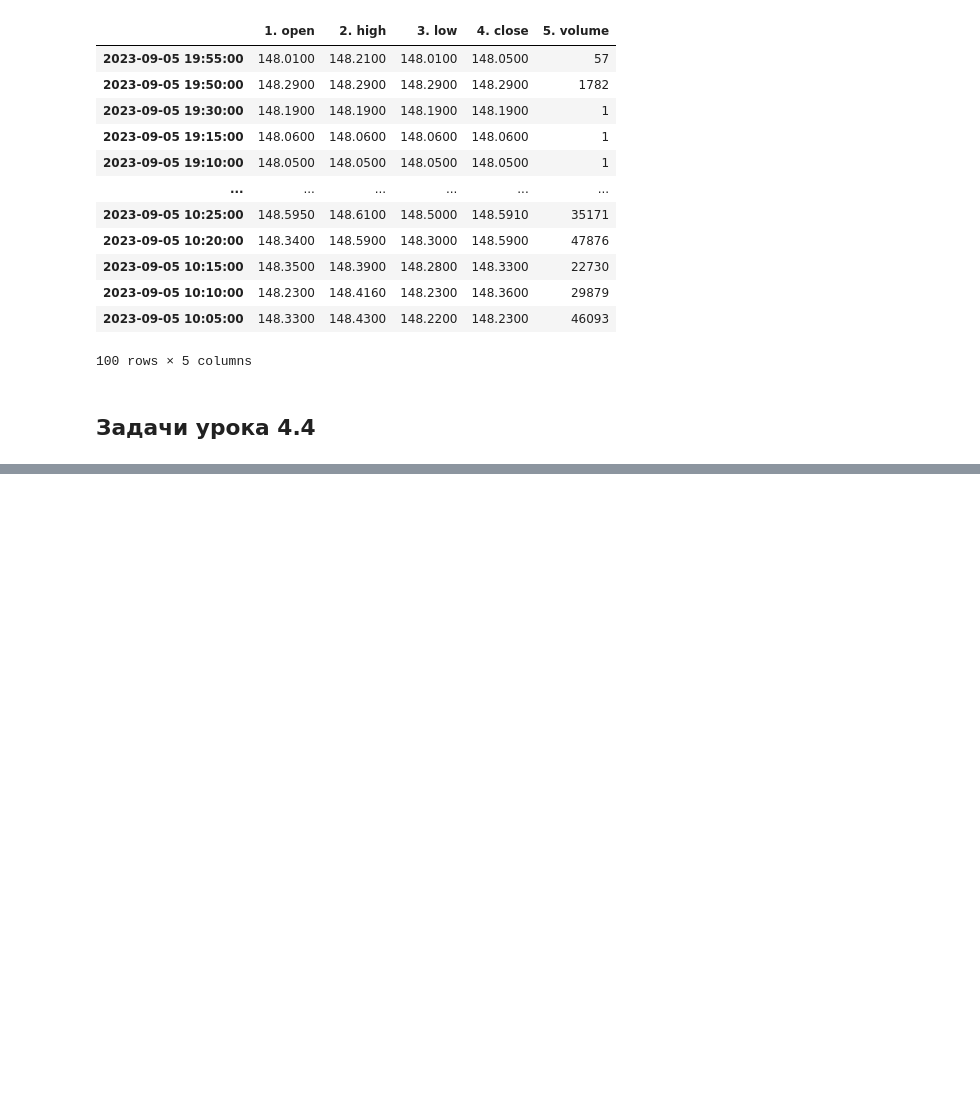
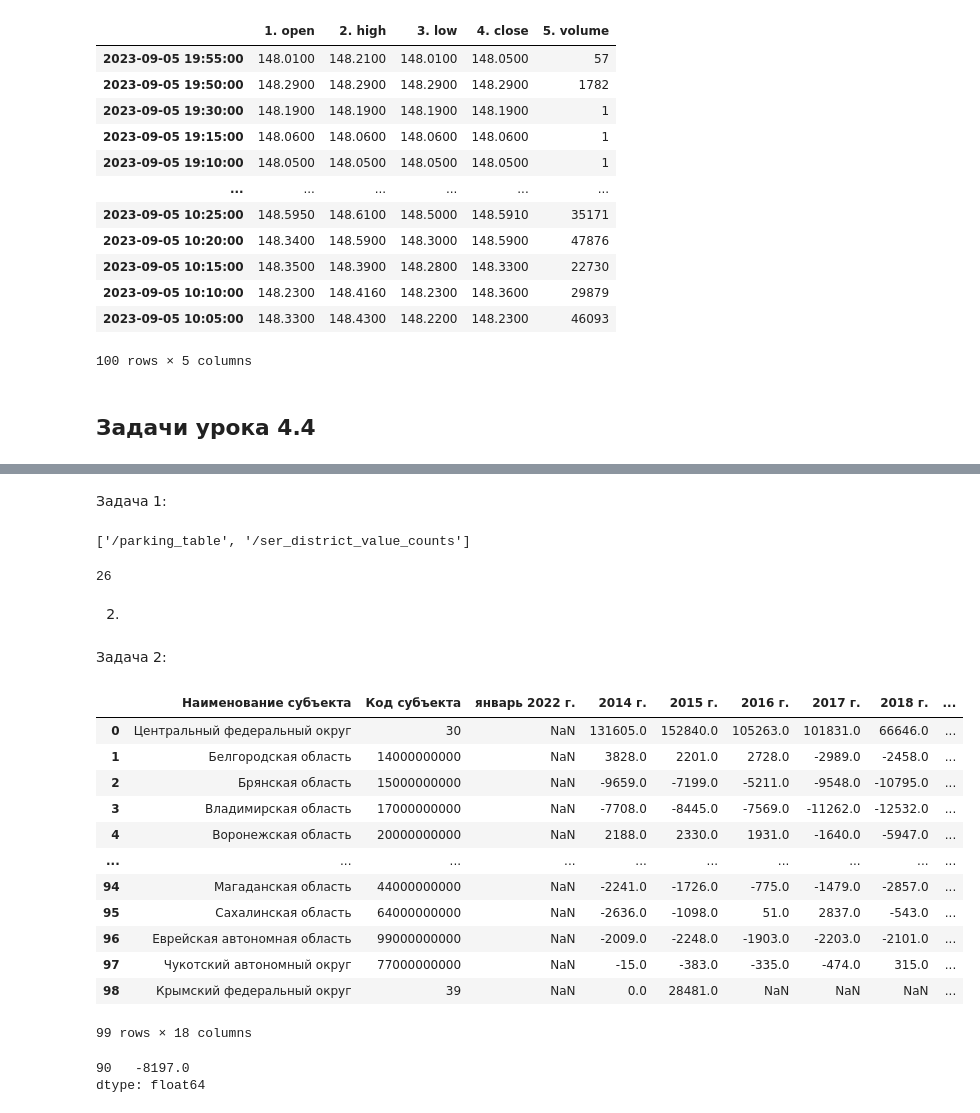
Before and after one commit to VadzimRudzman/pandas_fundamentals, a Jupyter notebook: Основы Pandas.ipynb, the cells around one changed output, grey strips where cells are left out. Drawn from its saved outputs; the diff is of its cells as text; code cells hidden in the pictures; blank space fills up the shorter version.

```diff
--- a/Основы Pandas.ipynb
+++ b/Основы Pandas.ipynb
@@ -2028,0 +2031,45 @@ data.to_json(r'C:\Users\Vadim\Downloads\new_data.json')
+# %% [markdown]
+Задача 1:
+# %%
+import pandas as pd
+
+with pd.HDFStore(r'C:\Users\Vadim\Downloads\data_store2.h5') as data:
+    print(data.keys())
+# %% [output]
+['/parking_table', '/ser_district_value_counts']
+# %%
+data = pd.read_hdf(r'C:\Users\Vadim\Downloads\data_store2.h5', key='/parking_table')
+data[data['District'].isin(['район Тропарёво-Никулино'])].Capacity.sum()
+# %% [output]
+26
+# %% [markdown]
+2.
+# %% [markdown]
+Задача 2:
+# %%
+import pandas as pd
+
+data = pd.read_html(r'C:\Users\Vadim\Downloads\23110000100100200001_Общий_прирост_постоянного_населения.html',
+                    skiprows=[1, 3, 4], header=1)
+df = data[0].rename(columns={'Unnamed: 0': 'Наименование субъекта', 'Unnamed: 1': 'Код субъекта'})
+
+df
+# %% [output]
+|  | Наименование субъекта | Код субъекта | январь 2022 г. | 2014 г. | 2015 г. | 2016 г. | 2017 г. | 2018 г. | ... |
+| 0 | Центральный федеральный округ | 30 | NaN | 131605.0 | 152840.0 | 105263.0 | 101831.0 | 66646.0 | ... |
+| 1 | Белгородская область | 14000000000 | NaN | 3828.0 | 2201.0 | 2728.0 | -2989.0 | -2458.0 | ... |
+| 2 | Брянская область | 15000000000 | NaN | -9659.0 | -7199.0 | -5211.0 | -9548.0 | -10795.0 | ... |
+| 3 | Владимирская область | 17000000000 | NaN | -7708.0 | -8445.0 | -7569.0 | -11262.0 | -12532.0 | ... |
+| 4 | Воронежская область | 20000000000 | NaN | 2188.0 | 2330.0 | 1931.0 | -1640.0 | -5947.0 | ... |
+| ... | ... | ... | ... | ... | ... | ... | ... | ... | ... |
+| 94 | Магаданская область | 44000000000 | NaN | -2241.0 | -1726.0 | -775.0 | -1479.0 | -2857.0 | ... |
+| 95 | Сахалинская область | 64000000000 | NaN | -2636.0 | -1098.0 | 51.0 | 2837.0 | -543.0 | ... |
+| 96 | Еврейская автономная область | 99000000000 | NaN | -2009.0 | -2248.0 | -1903.0 | -2203.0 | -2101.0 | ... |
+| 97 | Чукотский автономный округ | 77000000000 | NaN | -15.0 | -383.0 | -335.0 | -474.0 | 315.0 | ... |
+| 98 | Крымский федеральный округ | 39 | NaN | 0.0 | 28481.0 | NaN | NaN | NaN | ... |
+99 rows × 18 columns
+# %%
+df.loc[df['Наименование субъекта'] == 'Камчатский край', '2014 г.':'2020 г.'].sum(axis=1)
+# %% [output]
+90   -8197.0
+dtype: float64
```
Also changed, not shown: parts of 10 cells of this notebook.
